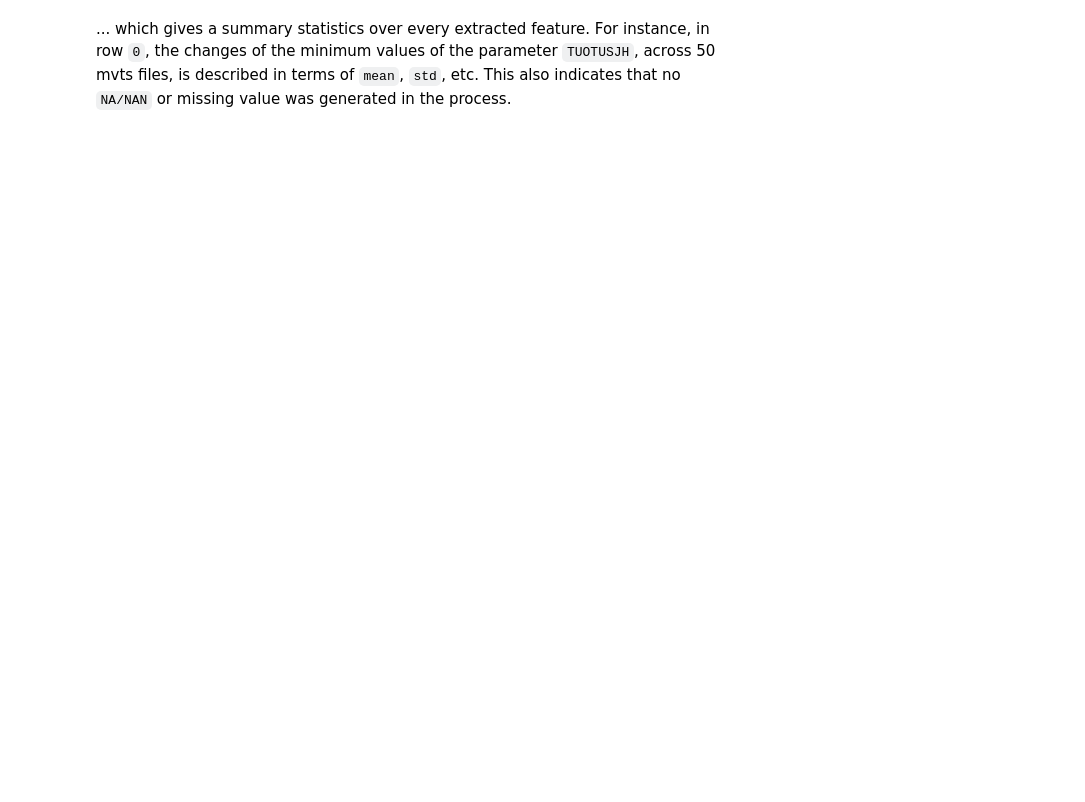
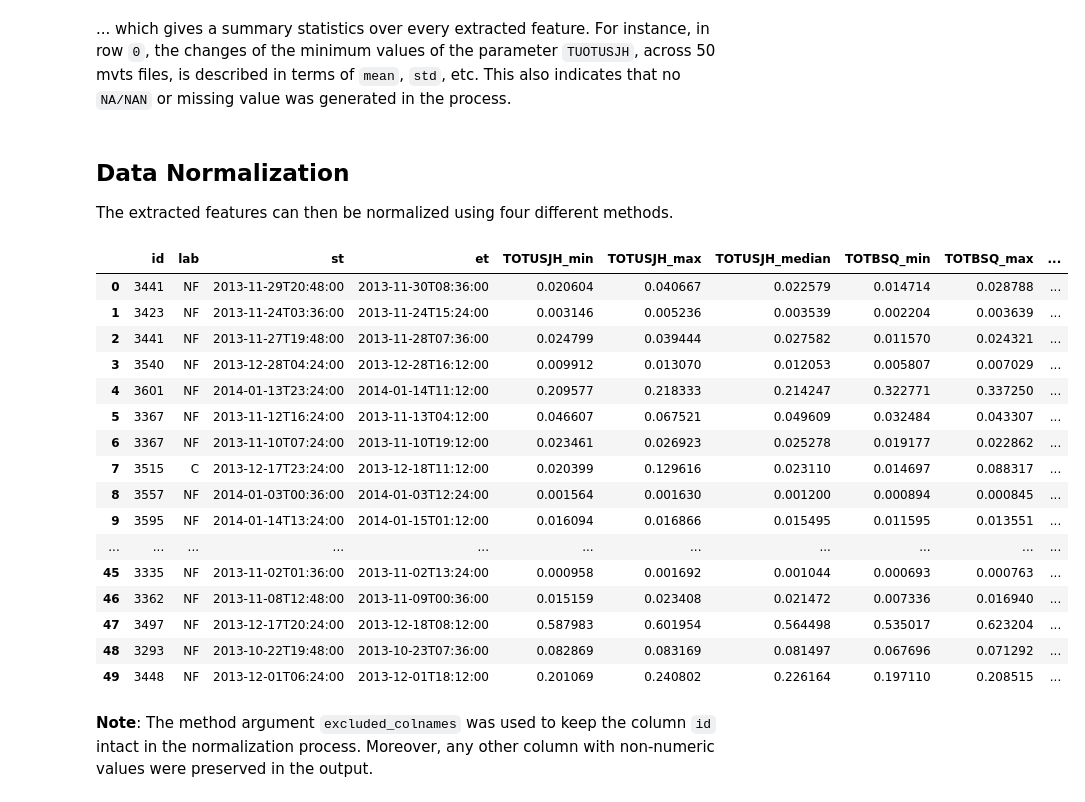
Before and after one commit to AzimAhmadzadeh/mvtsdata_toolkit, a Jupyter notebook: demo.ipynb, the cells around one changed output. Drawn from its saved outputs; the diff is of its cells as text; code cells hidden in the pictures; blank space fills up the shorter version.

```diff
--- a/demo.ipynb
+++ b/demo.ipynb
@@ -177,2 +230,31 @@ efa.summary
 # %% [markdown]
 ... which gives a summary statistics over every extracted feature. For instance, in row `0`, the changes of the minimum values of the parameter `TUOTUSJH`, across 50 mvts files, is described in terms of `mean`, `std`, etc. This also indicates that no `NA/NAN` or missing value was generated in the process.
+# %% [markdown]
+## Data Normalization
+
+The extracted features can then be normalized using four different methods.
+# %%
+from normalizing import normalizer
+
+df_norm = normalizer.zero_one_normalize(df=fe.df_all_features, excluded_colnames=['id'])
+df_norm
+# %% [output]
+|  | id | lab | st | et | TOTUSJH_min | TOTUSJH_max | TOTUSJH_median | TOTBSQ_min | TOTBSQ_max | ... |
+| 0 | 3441 | NF | 2013-11-29T20:48:00 | 2013-11-30T08:36:00 | 0.020604 | 0.040667 | 0.022579 | 0.014714 | 0.028788 | ... |
+| 1 | 3423 | NF | 2013-11-24T03:36:00 | 2013-11-24T15:24:00 | 0.003146 | 0.005236 | 0.003539 | 0.002204 | 0.003639 | ... |
+| 2 | 3441 | NF | 2013-11-27T19:48:00 | 2013-11-28T07:36:00 | 0.024799 | 0.039444 | 0.027582 | 0.011570 | 0.024321 | ... |
+| 3 | 3540 | NF | 2013-12-28T04:24:00 | 2013-12-28T16:12:00 | 0.009912 | 0.013070 | 0.012053 | 0.005807 | 0.007029 | ... |
+| 4 | 3601 | NF | 2014-01-13T23:24:00 | 2014-01-14T11:12:00 | 0.209577 | 0.218333 | 0.214247 | 0.322771 | 0.337250 | ... |
+| 5 | 3367 | NF | 2013-11-12T16:24:00 | 2013-11-13T04:12:00 | 0.046607 | 0.067521 | 0.049609 | 0.032484 | 0.043307 | ... |
+| 6 | 3367 | NF | 2013-11-10T07:24:00 | 2013-11-10T19:12:00 | 0.023461 | 0.026923 | 0.025278 | 0.019177 | 0.022862 | ... |
+| 7 | 3515 | C | 2013-12-17T23:24:00 | 2013-12-18T11:12:00 | 0.020399 | 0.129616 | 0.023110 | 0.014697 | 0.088317 | ... |
+| 8 | 3557 | NF | 2014-01-03T00:36:00 | 2014-01-03T12:24:00 | 0.001564 | 0.001630 | 0.001200 | 0.000894 | 0.000845 | ... |
+| 9 | 3595 | NF | 2014-01-14T13:24:00 | 2014-01-15T01:12:00 | 0.016094 | 0.016866 | 0.015495 | 0.011595 | 0.013551 | ... |
+| ... | ... | ... | ... | ... | ... | ... | ... | ... | ... | ... |
+| 45 | 3335 | NF | 2013-11-02T01:36:00 | 2013-11-02T13:24:00 | 0.000958 | 0.001692 | 0.001044 | 0.000693 | 0.000763 | ... |
+| 46 | 3362 | NF | 2013-11-08T12:48:00 | 2013-11-09T00:36:00 | 0.015159 | 0.023408 | 0.021472 | 0.007336 | 0.016940 | ... |
+| 47 | 3497 | NF | 2013-12-17T20:24:00 | 2013-12-18T08:12:00 | 0.587983 | 0.601954 | 0.564498 | 0.535017 | 0.623204 | ... |
+| 48 | 3293 | NF | 2013-10-22T19:48:00 | 2013-10-23T07:36:00 | 0.082869 | 0.083169 | 0.081497 | 0.067696 | 0.071292 | ... |
+| 49 | 3448 | NF | 2013-12-01T06:24:00 | 2013-12-01T18:12:00 | 0.201069 | 0.240802 | 0.226164 | 0.197110 | 0.208515 | ... |
+# %% [markdown]
+**Note**: The method argument `excluded_colnames` was used to keep the column `id` intact in the normalization process. Moreover, any other column with non-numeric values were preserved in the output.
```
Also changed, not shown: parts of 30 cells of this notebook, 5 other files.
